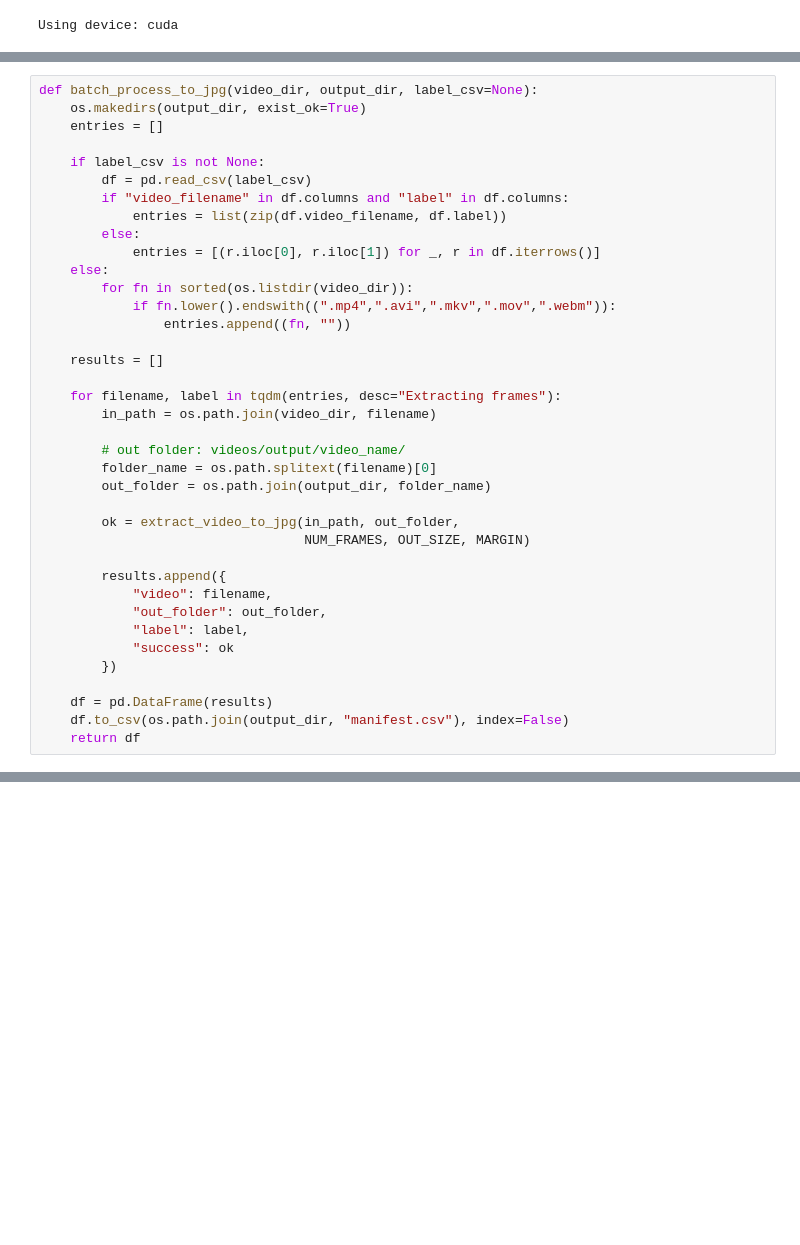
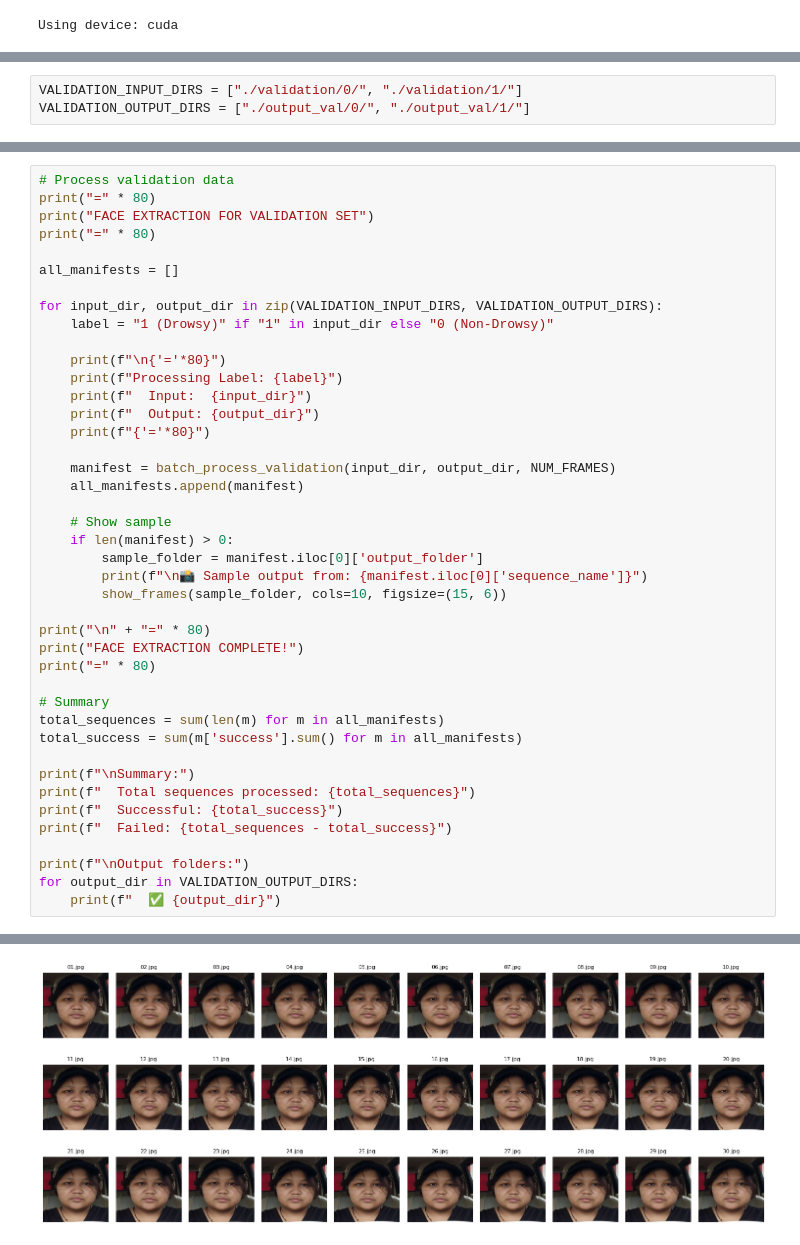
Before and after one commit to NSquid/Data-Slayer-3.0, a Jupyter notebook: frame_face_extractor.ipynb, the cells around one changed output, grey strips where cells are left out. Cells and saved outputs as stored; diff of their text form; blank space fills up the shorter version.

Commit message:
face extraction for val and test revision

```diff
--- a/frame_face_extractor.ipynb
+++ b/frame_face_extractor.ipynb
@@ -18,2 +18,5 @@ VIDEO_DIRS = ["./validation/1/", "./train/0/"]
 OUTPUT_DIRS = ["./output_val/1/", "./output_val/0/"]
+# %%
+VALIDATION_INPUT_DIRS = ["./validation/0/", "./validation/1/"]
+VALIDATION_OUTPUT_DIRS = ["./output_val/0/", "./output_val/1/"]
 # %%
@@ -124,38 +184,43 @@ def extract_video_to_jpg(video_path, out_dir, num_frames=30, out_size=OUT_SIZE,
 # %%
-def batch_process_to_jpg(video_dir, output_dir, label_csv=None):
-    os.makedirs(output_dir, exist_ok=True)
-    entries = []
+# Process validation data
+print("=" * 80)
+print("FACE EXTRACTION FOR VALIDATION SET")
+print("=" * 80)
 
-    if label_csv is not None:
-        df = pd.read_csv(label_csv)
-        if "video_filename" in df.columns and "label" in df.columns:
-            entries = list(zip(df.video_filename, df.label))
-        else:
-            entries = [(r.iloc[0], r.iloc[1]) for _, r in df.iterrows()]
-    else:
-        for fn in sorted(os.listdir(video_dir)):
-            if fn.lower().endswith((".mp4",".avi",".mkv",".mov",".webm")):
-                entries.append((fn, ""))
+all_manifests = []
 
-    results = []
+for input_dir, output_dir in zip(VALIDATION_INPUT_DIRS, VALIDATION_OUTPUT_DIRS):
+    label = "1 (Drowsy)" if "1" in input_dir else "0 (Non-Drowsy)"
 
-    for filename, label in tqdm(entries, desc="Extracting frames"):
-        in_path = os.path.join(video_dir, filename)
+    print(f"\n{'='*80}")
+    print(f"Processing Label: {label}")
+    print(f"  Input:  {input_dir}")
+    print(f"  Output: {output_dir}")
+    print(f"{'='*80}")
 
-        # out folder: videos/output/video_name/
-        folder_name = os.path.splitext(filename)[0]
-        out_folder = os.path.join(output_dir, folder_name)
+    manifest = batch_process_validation(input_dir, output_dir, NUM_FRAMES)
+    all_manifests.append(manifest)
 
-        ok = extract_video_to_jpg(in_path, out_folder,
-                                  NUM_FRAMES, OUT_SIZE, MARGIN)
+    # Show sample
+    if len(manifest) > 0:
+        sample_folder = manifest.iloc[0]['output_folder']
+        print(f"\n📸 Sample output from: {manifest.iloc[0]['sequence_name']}")
+        show_frames(sample_folder, cols=10, figsize=(15, 6))
 
-        results.append({
-            "video": filename,
-            "out_folder": out_folder,
-            "label": label,
-            "success": ok
-        })
+print("\n" + "=" * 80)
+print("FACE EXTRACTION COMPLETE!")
+print("=" * 80)
 
-    df = pd.DataFrame(results)
-    df.to_csv(os.path.join(output_dir, "manifest.csv"), index=False)
-    return df
+# Summary
+total_sequences = sum(len(m) for m in all_manifests)
+total_success = sum(m['success'].sum() for m in all_manifests)
+
+print(f"\nSummary:")
+print(f"  Total sequences processed: {total_sequences}")
+print(f"  Successful: {total_success}")
+print(f"  Failed: {total_sequences - total_success}")
+
+print(f"\nOutput folders:")
+for output_dir in VALIDATION_OUTPUT_DIRS:
+    print(f"  ✅ {output_dir}")
+# %% [output]
@@ -161,0 +243 @@ def batch_process_to_jpg(video_dir, output_dir, label_csv=None):
+[figure, added]
```
Also changed, not shown: parts of 8 cells of this notebook.
